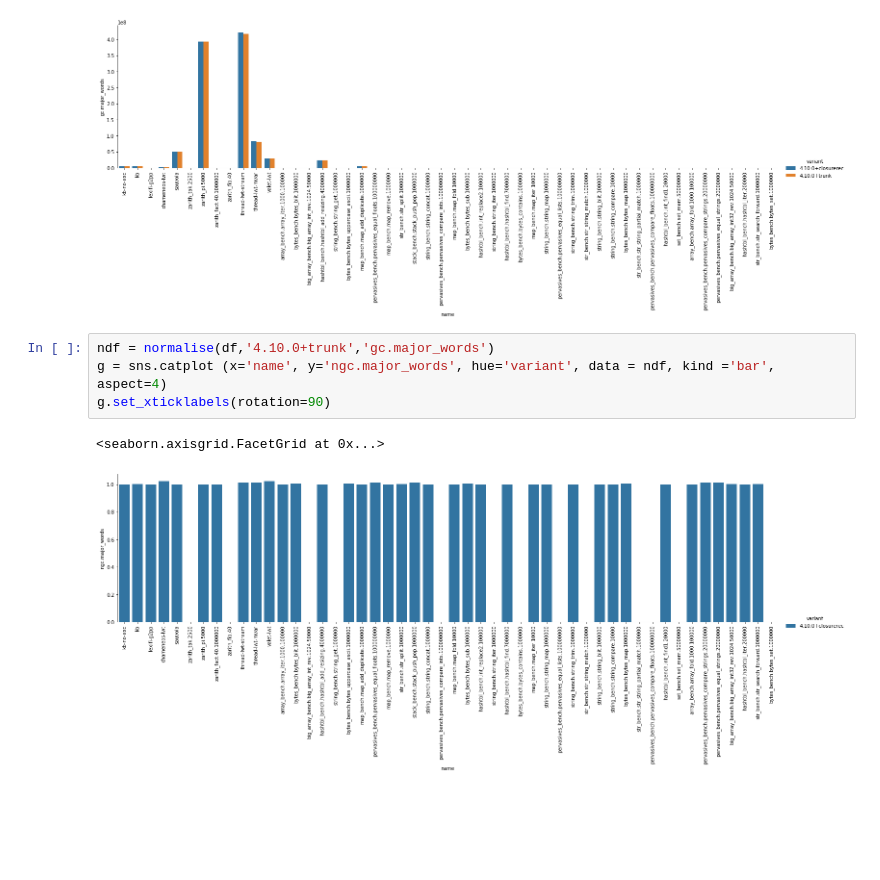
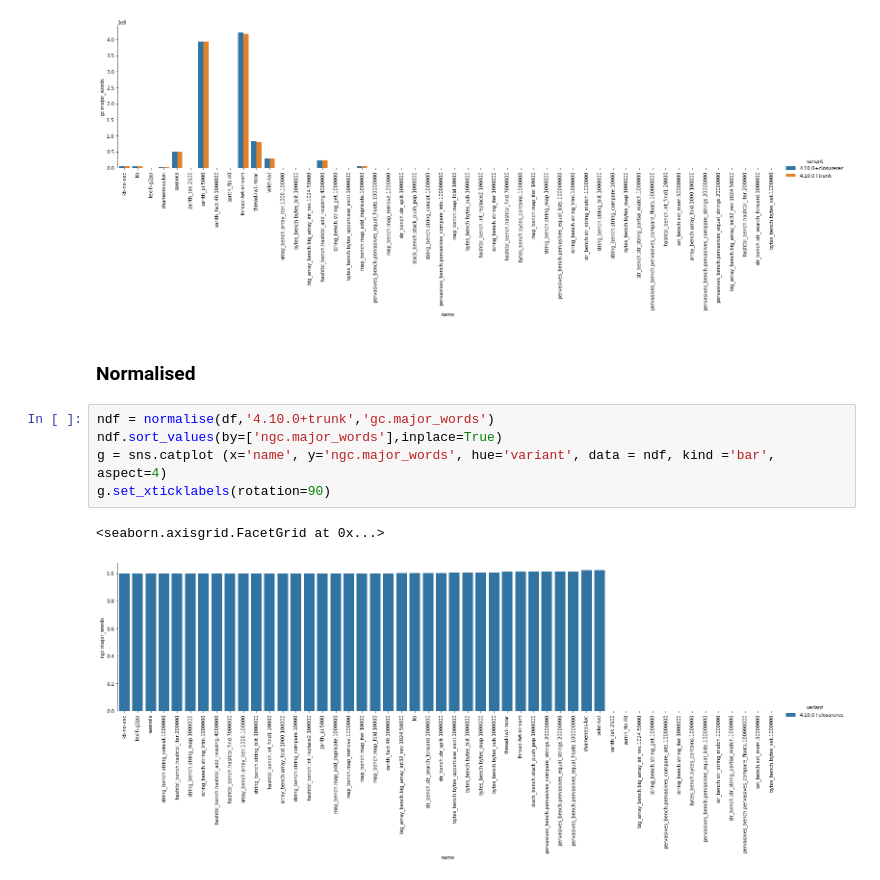
Before and after one commit to ocaml-bench/sandmark-analyze, a Jupyter notebook: sandmark-analyze.ipynb, the cells around one changed output. Drawn from its saved outputs; the diff is of its cells as text; blank space fills up the shorter version.

Commit message:
Sort the results

```diff
--- a/sandmark-analyze.ipynb
+++ b/sandmark-analyze.ipynb
@@ -117,10 +118,13 @@ g.set_xticklabels(rotation=90)
 # %% [output]
 <seaborn.axisgrid.FacetGrid at 0x...>
 [figure]
+# %% [markdown]
+### Normalised
 # %%
 ndf = normalise(df,'4.10.0+trunk','gc.major_words')
+ndf.sort_values(by=['ngc.major_words'],inplace=True)
 g = sns.catplot (x='name', y='ngc.major_words', hue='variant', data = ndf, kind ='bar', aspect=4)
 g.set_xticklabels(rotation=90)
 # %% [output]
 <seaborn.axisgrid.FacetGrid at 0x...>
-[figure, old version]
+[figure, new version]
```
Also changed, not shown: parts of 1 cell of this notebook.
